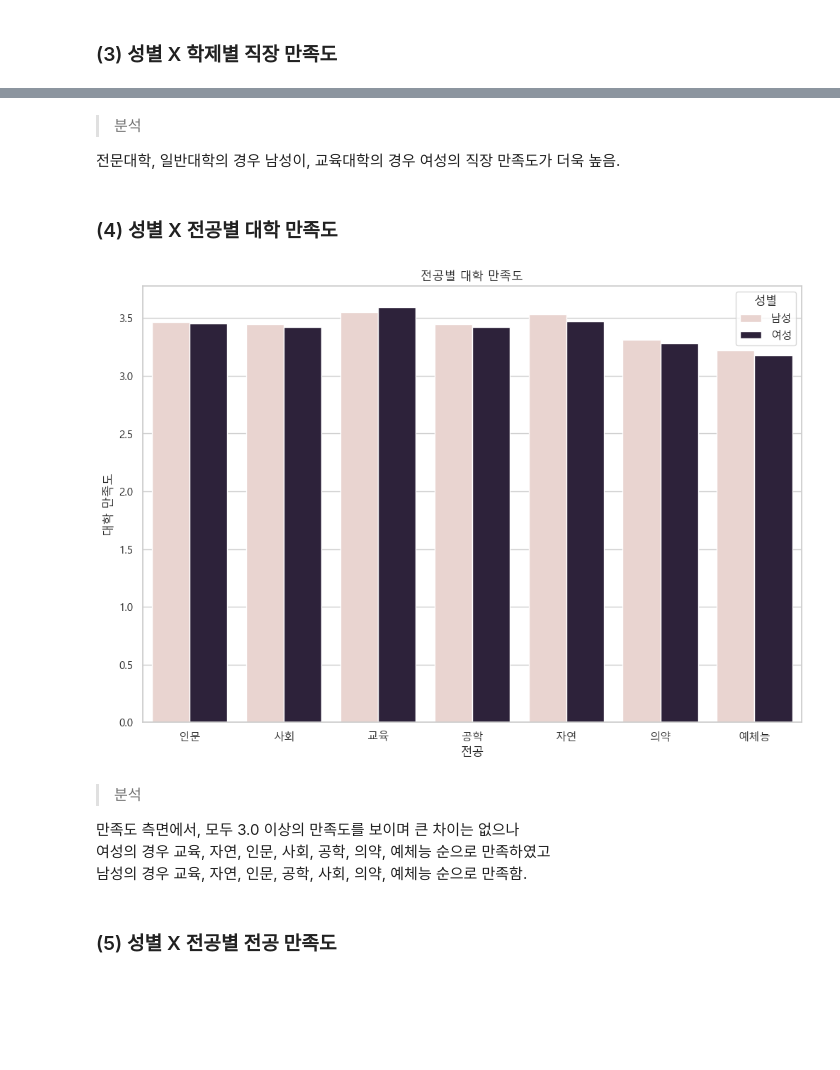
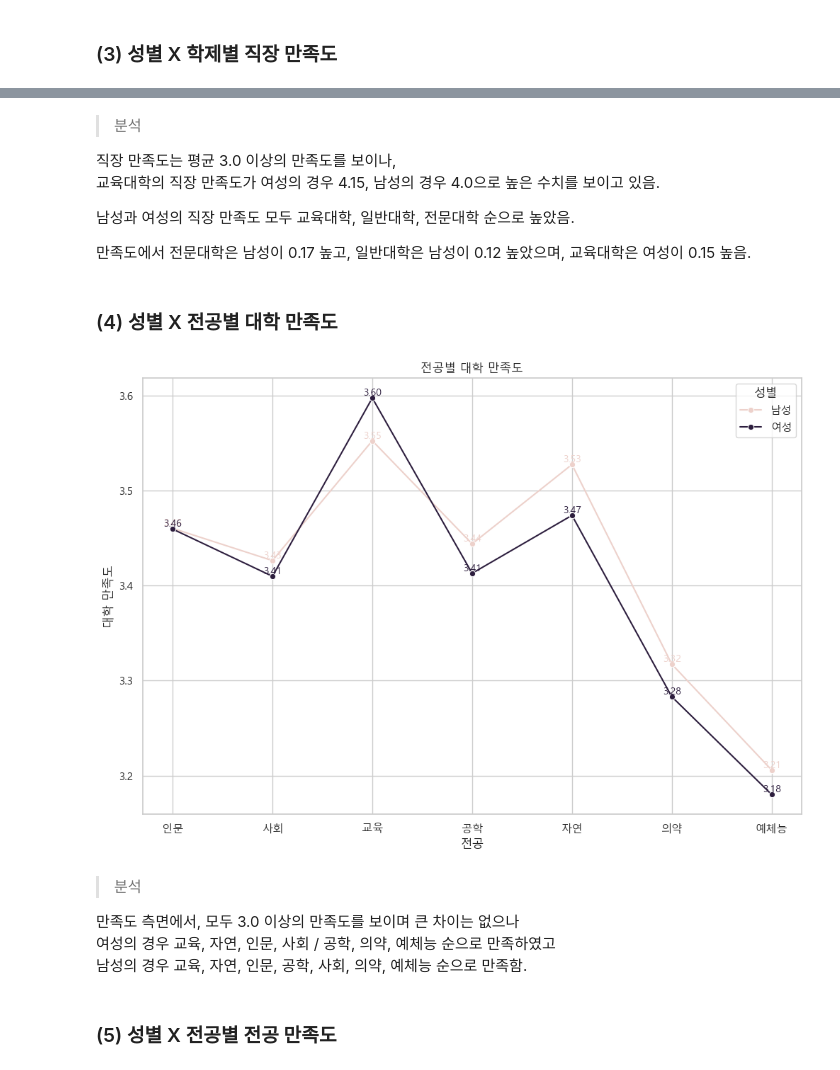
Before and after one commit to JiwonDu/DA-learning-course, a Jupyter notebook: Project/(프로젝트) 대졸자직업이동경로조사 데이터 분석.ipynb, the cells around one changed output, grey strips where cells are left out. Saved outputs shown, nothing was run; the diff lists cells and outputs as text; code cells hidden in the pictures; blank space fills up the shorter version.

```diff
--- a/Project/(프로젝트) 대졸자직업이동경로조사 데이터 분석.ipynb
+++ b/Project/(프로젝트) 대졸자직업이동경로조사 데이터 분석.ipynb
@@ -371,11 +623,17 @@ plt.show()
 ### (2) 성별 X 학제별 전공 만족도
 # %%
 plt.figure(figsize=(12, 8))
-sns.lineplot(data=df_cleaned, x="school", y="f071", hue="sex", marker="o")
+ax = sns.lineplot(data=mz_data, x="school", y="f071", hue="sex", marker="o")
 plt.title("학제별 전공 만족도")
 plt.xlabel("학제")
 plt.ylabel("전공 만족도")
 plt.xticks(ticks=[1, 2, 3], labels=["전문대학", "일반대학", "교육대학"])
+
+# 숫자 표시
+for line in ax.lines:
+    for x, y in zip(line.get_xdata(), line.get_ydata()):
+        ax.text(x, y, f'{y:.2f}', ha='center', va='bottom', color=line.get_color())
+
 plt.legend(title="성별", labels=["남성", "여성"])
 plt.show()
 # %% [output]
@@ -394,11 +651,17 @@ plt.show()
 ### (3) 성별 X 학제별 직장 만족도
 # %%
 plt.figure(figsize=(12, 8))
-sns.lineplot(data=df_cleaned, x="school", y="a140", hue="sex", marker="o")
+ax = sns.lineplot(data=mz_data, x="school", y="a140", hue="sex", marker="o")
 plt.title("성별, 학제별 직장 전반적 만족도")
 plt.xlabel("학제")
 plt.ylabel("직장 전반적 만족도")
 plt.xticks(ticks=[1, 2, 3], labels=["전문대학", "일반대학", "교육대학"])
+
+# 숫자 표시
+for line in ax.lines:
+    for x, y in zip(line.get_xdata(), line.get_ydata()):
+        ax.text(x, y, f'{y:.2f}', ha='center', va='bottom', color=line.get_color())
+
 plt.legend(title="성별", labels=["남성", "여성"])
 plt.show()
 # %% [output]
@@ -406,26 +669,49 @@ plt.show()
 # %% [markdown]
 > 분석
 
-전문대학, 일반대학의 경우 남성이, 교육대학의 경우 여성의 직장 만족도가 더욱 높음.
+직장 만족도는 평균 3.0 이상의 만족도를 보이나,
+교육대학의 직장 만족도가 여성의 경우 4.15, 남성의 경우 4.0으로 높은 수치를 보이고 있음.
+
+남성과 여성의 직장 만족도 모두 교육대학, 일반대학, 전문대학 순으로 높았음.
+
+만족도에서 전문대학은 남성이 0.17 높고, 일반대학은 남성이 0.12 높았으며, 교육대학은 여성이 0.15 높음.
 # %% [markdown]
 ### (4) 성별 X 전공별 대학 만족도
 # %%
+# 전공 계열 이름 지정
+majorcat_mapping = {
+    1: "인문",
+    2: "사회",
+    3: "교육",
+    4: "공학",
+    5: "자연",
+    6: "의약",
+    7: "예체능"
+}
+
+# 전공 계열 이름을 문자열로 변환
+mz_data["majorcat"] = mz_data["majorcat"].map(majorcat_mapping)
+
 plt.figure(figsize=(12, 8))
-sns.barplot(data=df_cleaned, x="majorcat", y="f072", hue="sex", ci=None)
+ax = sns.lineplot(data=mz_data, x="majorcat", y="f072", hue="sex", marker="o", ci=None)
 plt.title("전공별 대학 만족도")
 plt.xlabel("전공")
 plt.ylabel("대학 만족도")
 plt.legend(title="성별", labels=["남성", "여성"])
-ax = plt.gca()
-ax.set_xticklabels(["인문", "사회", "교육", "공학", "자연", "의약", "예체능"])
+
+# 각 포인트 옆에 숫자 표시
+for line in ax.lines:
+    for x, y in zip(line.get_xdata(), line.get_ydata()):
+        ax.text(x, y, f'{y:.2f}', ha='center', va='bottom', color=line.get_color())
+
 plt.show()
 # %% [output]
-[figure, old version]
+[figure, new version]
 # %% [markdown]
 > 분석
 
 만족도 측면에서, 모두 3.0 이상의 만족도를 보이며 큰 차이는 없으나
-여성의 경우 교육, 자연, 인문, 사회, 공학, 의약, 예체능 순으로 만족하였고
+여성의 경우 교육, 자연, 인문, 사회 / 공학, 의약, 예체능 순으로 만족하였고
 남성의 경우 교육, 자연, 인문, 공학, 사회, 의약, 예체능 순으로 만족함.
 # %% [markdown]
 ### (5) 성별 X 전공별 전공 만족도
```
Also changed, not shown: parts of 57 cells of this notebook.
